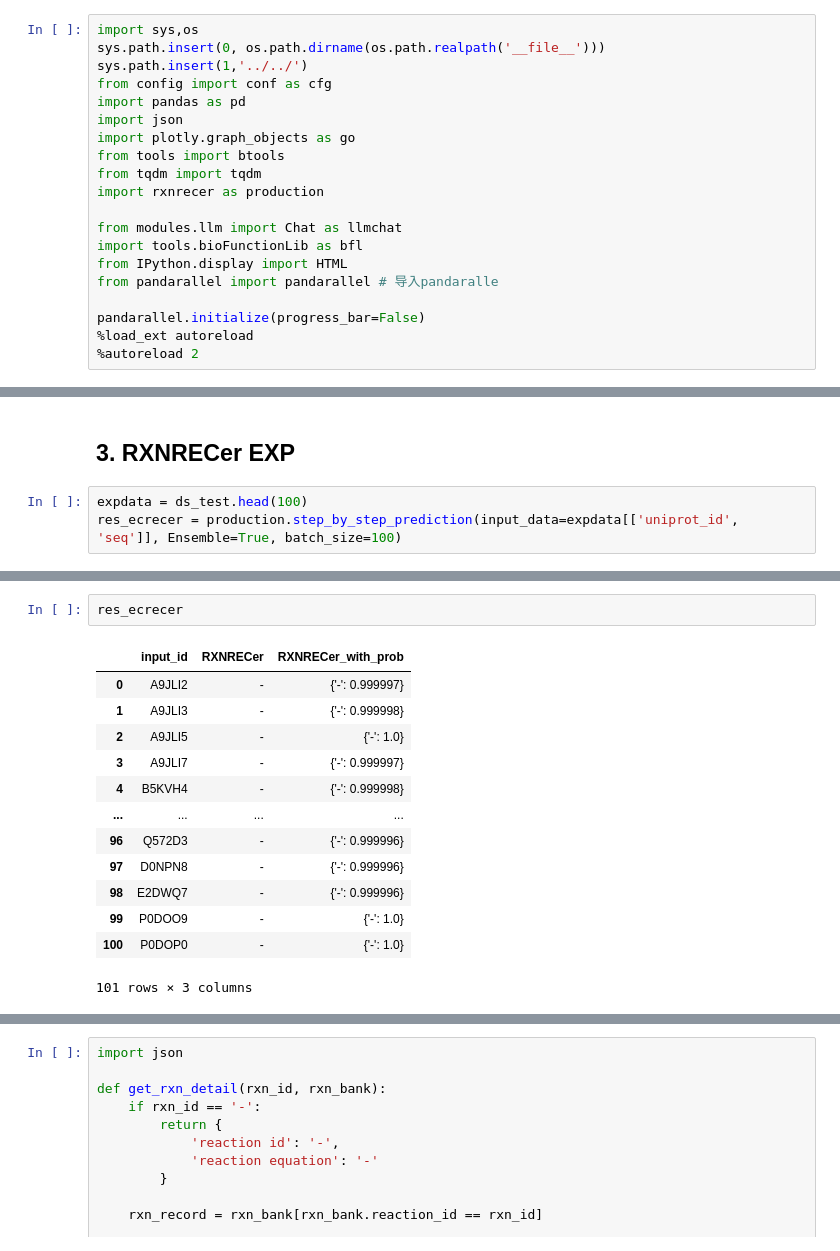
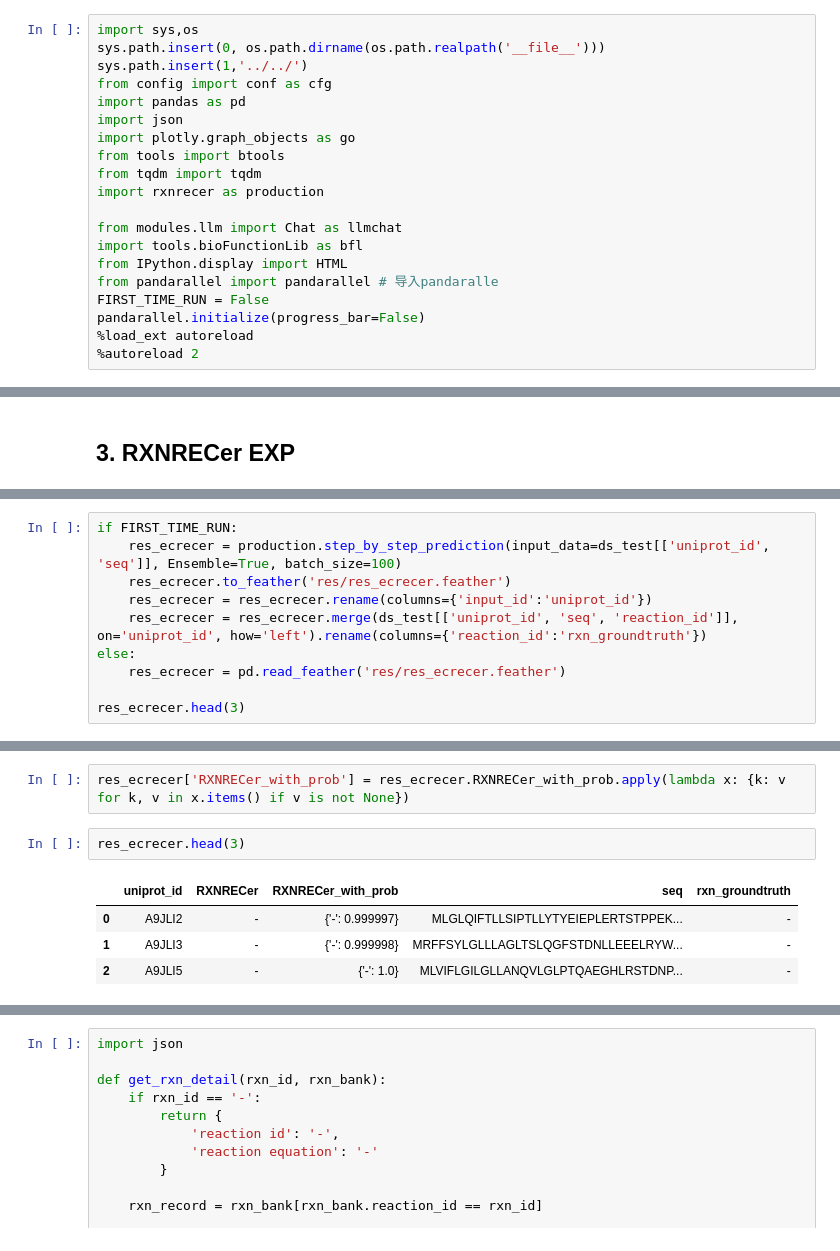
Before and after one commit to kingstdio/RXNRECer, a Jupyter notebook: case/llm/case_rxnpicker.ipynb, the cells around one changed output, grey strips where cells are left out. Drawn from its saved outputs; the diff is of its cells as text.

```diff
--- a/case/llm/case_rxnpicker.ipynb
+++ b/case/llm/case_rxnpicker.ipynb
@@ -20,7 +20,7 @@ from modules.llm import Chat as llmchat
 import tools.bioFunctionLib as bfl
 from IPython.display import HTML
 from pandarallel import pandarallel # 导入pandaralle
-
+FIRST_TIME_RUN = False
 pandarallel.initialize(progress_bar=False)
 %load_ext autoreload
 %autoreload 2
@@ -39,6 +39,3 @@ ds_test.head(3)
 | 2 | A9JLI5 | MLVIFLGILGLLANQVLGLPTQAEGHLRSTDNP... | - | - | 0 | 0 | False | [0, 0, 0, 0, 0, 0, 0, 0, 0, 0, 0,... |
 # %% [markdown]
 ## 3. RXNRECer EXP
-# %%
-expdata = ds_test.head(100)
-res_ecrecer = production.step_by_step_prediction(input_data=expdata[['uniprot_id', 'seq']], Ensemble=True, batch_size=100)
@@ -50,0 +42,10 @@ Transferred model to GPU
+# %%
+if FIRST_TIME_RUN:
+    res_ecrecer = production.step_by_step_prediction(input_data=ds_test[['uniprot_id', 'seq']], Ensemble=True, batch_size=100)
+    res_ecrecer.to_feather('res/res_ecrecer.feather')
+    res_ecrecer = res_ecrecer.rename(columns={'input_id':'uniprot_id'})
+    res_ecrecer = res_ecrecer.merge(ds_test[['uniprot_id', 'seq', 'reaction_id']], on='uniprot_id', how='left').rename(columns={'reaction_id':'rxn_groundtruth'})
+else:
+    res_ecrecer = pd.read_feather('res/res_ecrecer.feather')
+
+res_ecrecer.head(3)
@@ -51,16 +57,9 @@ Transferred model to GPU
+# %%
+res_ecrecer['RXNRECer_with_prob'] = res_ecrecer.RXNRECer_with_prob.apply(lambda x: {k: v for k, v in x.items() if v is not None})
 # %%
-res_ecrecer
+res_ecrecer.head(3)
 # %% [output]
-|  | input_id | RXNRECer | RXNRECer_with_prob |
-| 0 | A9JLI2 | - | {'-': 0.999997} |
-| 1 | A9JLI3 | - | {'-': 0.999998} |
-| 2 | A9JLI5 | - | {'-': 1.0} |
-| 3 | A9JLI7 | - | {'-': 0.999997} |
-| 4 | B5KVH4 | - | {'-': 0.999998} |
-| ... | ... | ... | ... |
-| 96 | Q572D3 | - | {'-': 0.999996} |
-| 97 | D0NPN8 | - | {'-': 0.999996} |
-| 98 | E2DWQ7 | - | {'-': 0.999996} |
-| 99 | P0DOO9 | - | {'-': 1.0} |
-| 100 | P0DOP0 | - | {'-': 1.0} |
+|  | uniprot_id | RXNRECer | RXNRECer_with_prob | seq | rxn_groundtruth |
+| 0 | A9JLI2 | - | {'-': 0.999997} | MLGLQIFTLLSIPTLLYTYEIEPLERTSTPPEK... | - |
+| 1 | A9JLI3 | - | {'-': 0.999998} | MRFFSYLGLLLAGLTSLQGFSTDNLLEEELRYW... | - |
+| 2 | A9JLI5 | - | {'-': 1.0} | MLVIFLGILGLLANQVLGLPTQAEGHLRSTDNP... | - |
-101 rows × 3 columns
```
Also changed, not shown: parts of 13 cells of this notebook, 7 other files.
